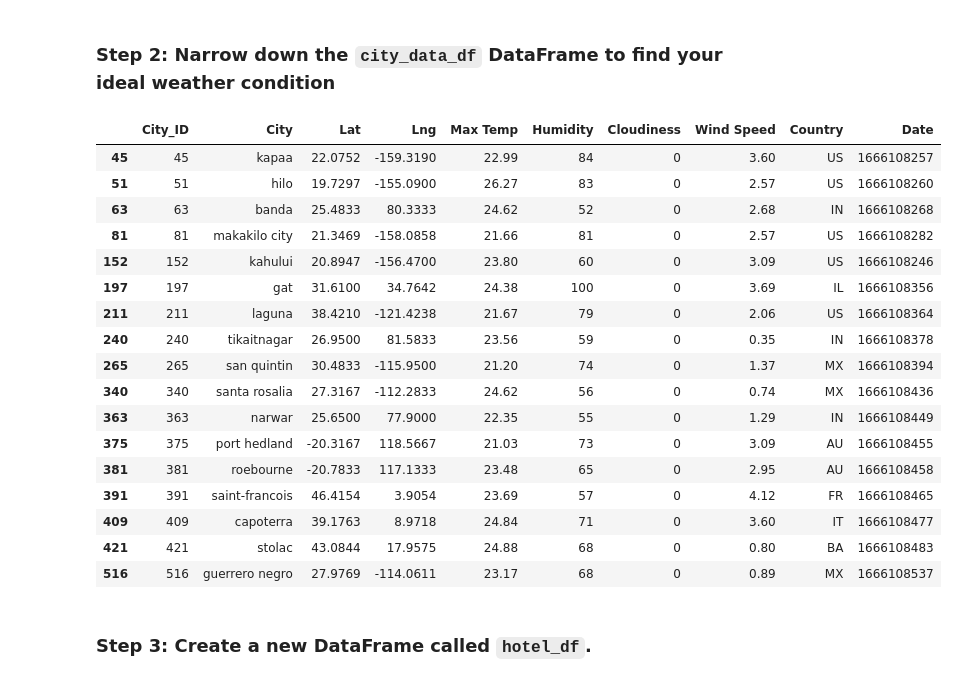
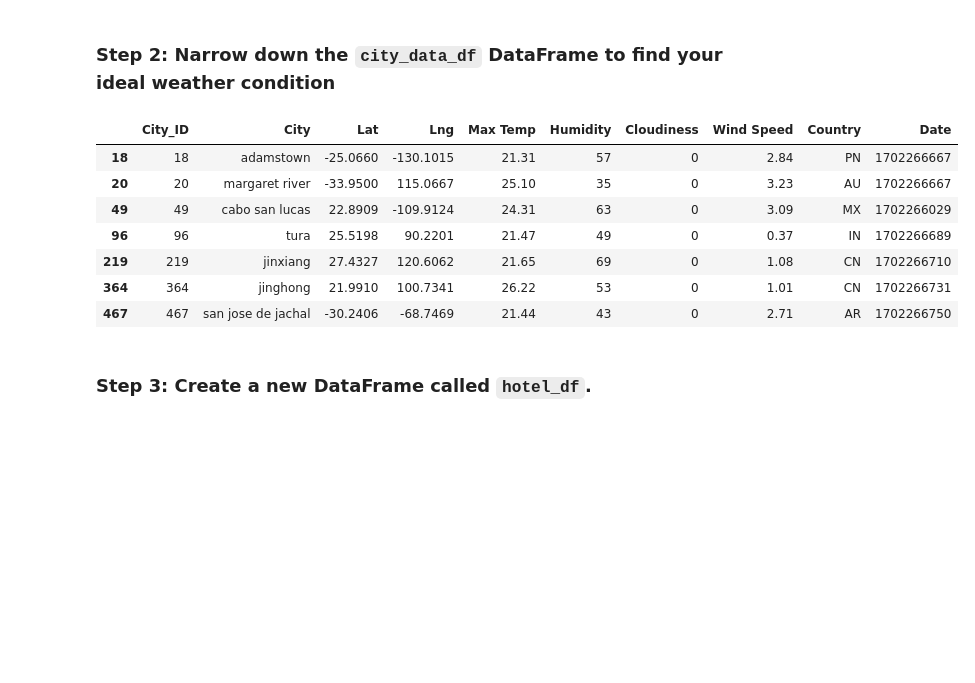
Before and after one commit to Elevate04/Python_Api_Challenge, a Jupyter notebook: VacationPy.ipynb, the cells around one changed output. Drawn from its saved outputs; the diff is of its cells as text; code cells hidden in the pictures; blank space fills up the shorter version.

```diff
--- a/VacationPy.ipynb
+++ b/VacationPy.ipynb
@@ -40,32 +58,24 @@ FileNotFoundError: [Errno 2] No such file or directory: 'output_data/cities.csv'
 ### Step 2: Narrow down the `city_data_df` DataFrame to find your ideal weather condition
 # %%
 # Narrow down cities that fit criteria and drop any results with null values
-# YOUR CODE HERE
+city_data_df = city_data_df.loc[(city_data_df["Max Temp"] < 27) & (city_data_df["Max Temp"] > 21)]
+city_data_df = city_data_df.loc[(city_data_df["Wind Speed"] < 4.5)]
+city_data_df = city_data_df.loc[(city_data_df["Cloudiness"] == 0)]
 
 # Drop any rows with null values
-# YOUR CODE HERE
+city_data_df = city_data_df.dropna()
 
 # Display sample data
-# YOUR CODE HERE
+city_data_df
 # %% [output]
 |  | City_ID | City | Lat | Lng | Max Temp | Humidity | Cloudiness | Wind Speed | Country | Date |
-| 45 | 45 | kapaa | 22.0752 | -159.3190 | 22.99 | 84 | 0 | 3.60 | US | 1666108257 |
-| 51 | 51 | hilo | 19.7297 | -155.0900 | 26.27 | 83 | 0 | 2.57 | US | 1666108260 |
-| 63 | 63 | banda | 25.4833 | 80.3333 | 24.62 | 52 | 0 | 2.68 | IN | 1666108268 |
-| 81 | 81 | makakilo city | 21.3469 | -158.0858 | 21.66 | 81 | 0 | 2.57 | US | 1666108282 |
-| 152 | 152 | kahului | 20.8947 | -156.4700 | 23.80 | 60 | 0 | 3.09 | US | 1666108246 |
-| 197 | 197 | gat | 31.6100 | 34.7642 | 24.38 | 100 | 0 | 3.69 | IL | 1666108356 |
-| 211 | 211 | laguna | 38.4210 | -121.4238 | 21.67 | 79 | 0 | 2.06 | US | 1666108364 |
-| 240 | 240 | tikaitnagar | 26.9500 | 81.5833 | 23.56 | 59 | 0 | 0.35 | IN | 1666108378 |
-| 265 | 265 | san quintin | 30.4833 | -115.9500 | 21.20 | 74 | 0 | 1.37 | MX | 1666108394 |
-| 340 | 340 | santa rosalia | 27.3167 | -112.2833 | 24.62 | 56 | 0 | 0.74 | MX | 1666108436 |
-| 363 | 363 | narwar | 25.6500 | 77.9000 | 22.35 | 55 | 0 | 1.29 | IN | 1666108449 |
-| 375 | 375 | port hedland | -20.3167 | 118.5667 | 21.03 | 73 | 0 | 3.09 | AU | 1666108455 |
-| 381 | 381 | roebourne | -20.7833 | 117.1333 | 23.48 | 65 | 0 | 2.95 | AU | 1666108458 |
-| 391 | 391 | saint-francois | 46.4154 | 3.9054 | 23.69 | 57 | 0 | 4.12 | FR | 1666108465 |
-| 409 | 409 | capoterra | 39.1763 | 8.9718 | 24.84 | 71 | 0 | 3.60 | IT | 1666108477 |
-| 421 | 421 | stolac | 43.0844 | 17.9575 | 24.88 | 68 | 0 | 0.80 | BA | 1666108483 |
-| 516 | 516 | guerrero negro | 27.9769 | -114.0611 | 23.17 | 68 | 0 | 0.89 | MX | 1666108537 |
+| 18 | 18 | adamstown | -25.0660 | -130.1015 | 21.31 | 57 | 0 | 2.84 | PN | 1702266667 |
+| 20 | 20 | margaret river | -33.9500 | 115.0667 | 25.10 | 35 | 0 | 3.23 | AU | 1702266667 |
+| 49 | 49 | cabo san lucas | 22.8909 | -109.9124 | 24.31 | 63 | 0 | 3.09 | MX | 1702266029 |
+| 96 | 96 | tura | 25.5198 | 90.2201 | 21.47 | 49 | 0 | 0.37 | IN | 1702266689 |
+| 219 | 219 | jinxiang | 27.4327 | 120.6062 | 21.65 | 69 | 0 | 1.08 | CN | 1702266710 |
+| 364 | 364 | jinghong | 21.9910 | 100.7341 | 26.22 | 53 | 0 | 1.01 | CN | 1702266731 |
+| 467 | 467 | san jose de jachal | -30.2406 | -68.7469 | 21.44 | 43 | 0 | 2.71 | AR | 1702266750 |
 # %% [markdown]
 ### Step 3: Create a new DataFrame called `hotel_df`.
 # %%
```
Also changed, not shown: parts of 8 cells of this notebook, 6 other files.
